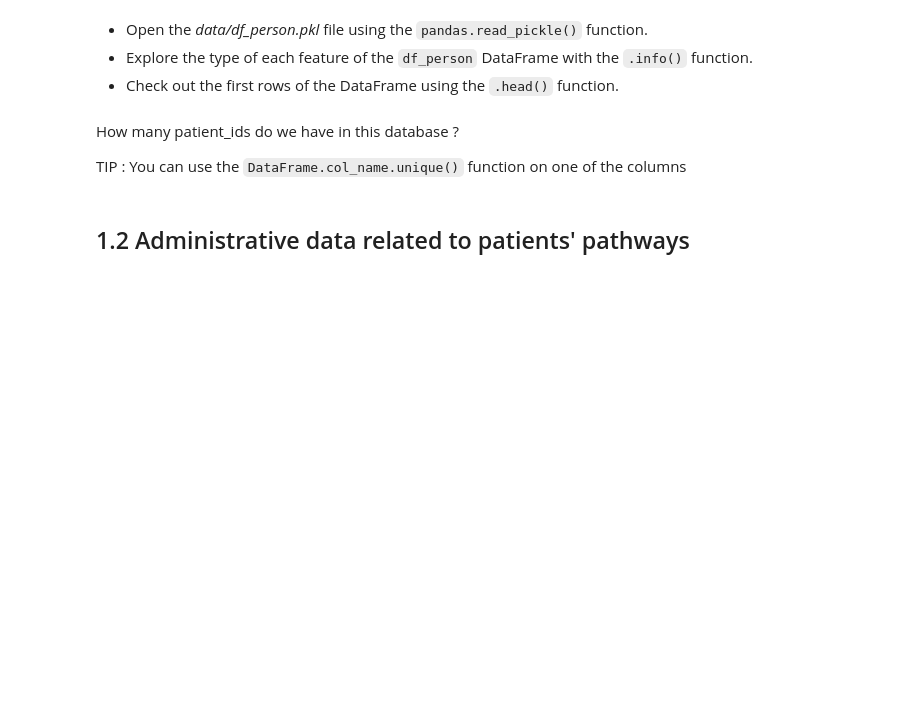
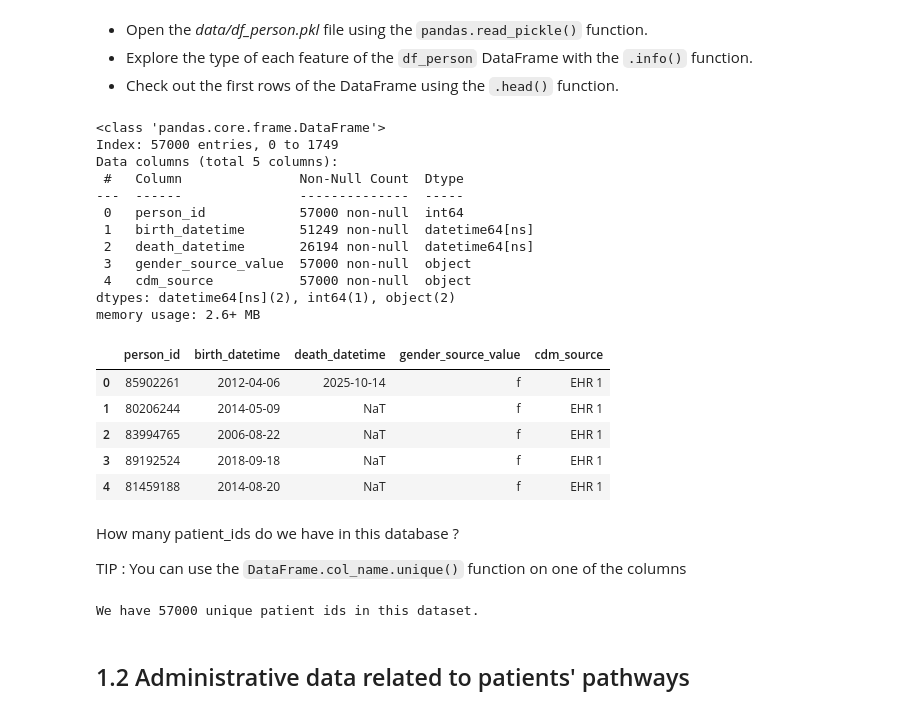
Before and after one commit to LoickChardon/edstuto, a Jupyter notebook: exercises/exercise1/ex1_enonce.ipynb, the cells around one changed output. Saved outputs shown, nothing was run; the diff lists cells and outputs as text; code cells hidden in the pictures; blank space fills up the shorter version.

```diff
--- a/exercises/exercise1/ex1_enonce.ipynb
+++ b/exercises/exercise1/ex1_enonce.ipynb
@@ -57,14 +57,36 @@ Let's assume that data were extracted from the CDW on **December 1st, 2025**.
 - Explore the type of each feature of the `df_person` DataFrame with the `.info()` function.
 - Check out the first rows of the DataFrame using the `.head()` function.
 # %%
-df_person = pd.read_pickle('/data/df_person.pkl')
-#TODO
+df_person = pd.read_pickle('data/df_person.pkl')
+df_person.info()
+df_person.head()
+# %% [output]
+<class 'pandas.core.frame.DataFrame'>
+Index: 57000 entries, 0 to 1749
+Data columns (total 5 columns):
+ #   Column               Non-Null Count  Dtype
+---  ------               --------------  -----
+ 0   person_id            57000 non-null  int64
+ 1   birth_datetime       51249 non-null  datetime64[ns]
+ 2   death_datetime       26194 non-null  datetime64[ns]
+ 3   gender_source_value  57000 non-null  object
+ 4   cdm_source           57000 non-null  object
+dtypes: datetime64[ns](2), int64(1), object(2)
+memory usage: 2.6+ MB
+|  | person_id | birth_datetime | death_datetime | gender_source_value | cdm_source |
+| 0 | 85902261 | 2012-04-06 | 2025-10-14 | f | EHR 1 |
+| 1 | 80206244 | 2014-05-09 | NaT | f | EHR 1 |
+| 2 | 83994765 | 2006-08-22 | NaT | f | EHR 1 |
+| 3 | 89192524 | 2018-09-18 | NaT | f | EHR 1 |
+| 4 | 81459188 | 2014-08-20 | NaT | f | EHR 1 |
 # %% [markdown]
 How many patient_ids do we have in this database ?
 
 TIP : You can use the `DataFrame.col_name.unique()` function on one of the columns
 # %%
-print(f"We have {#TODO} unique patient ids in this dataset.")
+print(f"We have {df_person["person_id"].nunique()} unique patient ids in this dataset.")
+# %% [output]
+We have 57000 unique patient ids in this dataset.
 # %% [markdown]
 <a id="visits"></a>
 ## 1.2 Administrative data related to patients' pathways
```
Also changed, not shown: parts of 24 cells of this notebook.
